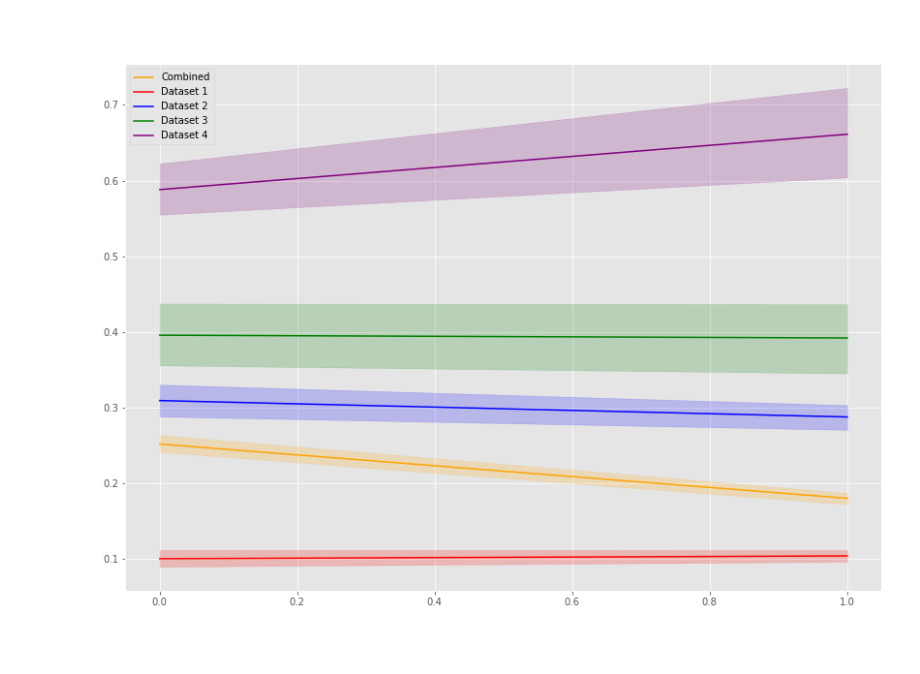
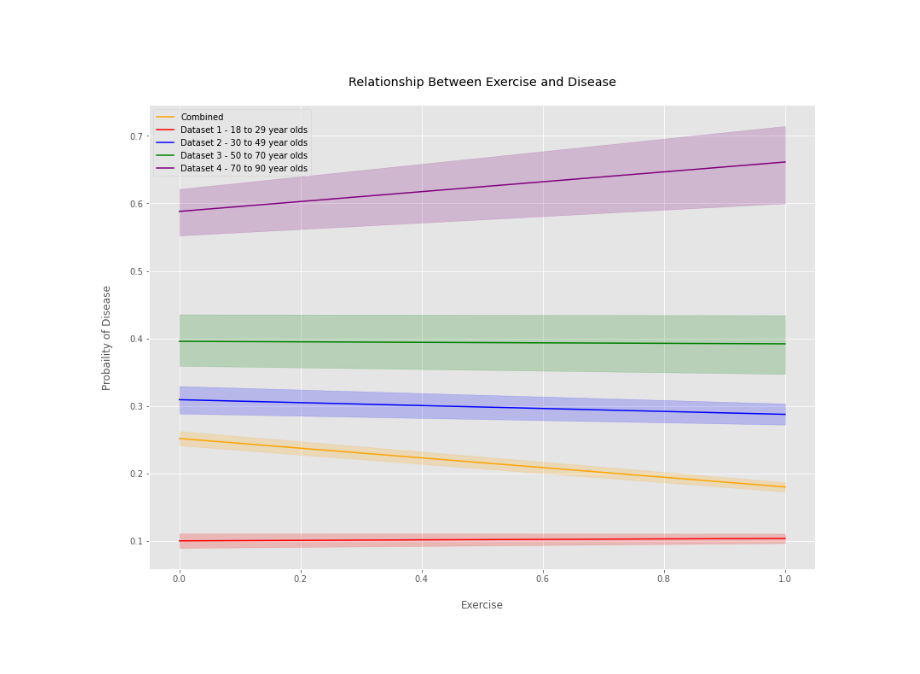
Before and after one commit to Fiona-600/Data-Analytics-2020-Tasks, a Jupyter notebook: Task-4/Task 3 & 4 .ipynb, the cells around one changed output. Saved outputs shown, nothing was run; the diff lists cells and outputs as text; code cells hidden in the pictures.

```diff
--- a/Task-4/Task 3 & 4 .ipynb
+++ b/Task-4/Task 3 & 4 .ipynb
@@ -235,8 +308,12 @@ y8 = a8 * x8 + b8
 # %%
-import matplotlib.pyplot as plt
+plt.style.use ("ggplot")
+plt.rcParams['figure.figsize'] = 10,6
 plt.plot(x5, y5, "r.", label='Dataset 1')
 plt.plot(x6, y6, "b.", label='Dataset 2')
 plt.plot(x7, y7, "g.", label='Dataset 3')
 plt.plot(x8, y8, "y.", label='Dataset 4')
+plt.title('\nSimpsons Paradox - Individual Results\n')
+plt.xlabel('\nX Value')
+plt.ylabel('Y Value\n')
 plt.legend(loc='best')
 plt.show()
@@ -247,0 +322,8 @@ plt.show()
+# %%
+plt.style.use ("ggplot")
+plt.rcParams['figure.figsize'] = 10,6
+sns.lineplot (arrayx,arrayy)
+plt.title('\nSimpsons Paradox - Combined\n')
+plt.xlabel('\nX Value')
+plt.ylabel('Y Value\n')
+plt.show()
@@ -476,20 +537,19 @@ pd.DataFrame(dataset, columns = ["Age Group","","Exercise", "% of Sample","","Di
 # %% [markdown]
 <BR>
 # %%
-import seaborn as sns
-
 plt.style.use ("ggplot")
 plt.rcParams['figure.figsize'] = 14,10
-sns.lineplot (consolx,consoly,color='orange', label='Combined')
-sns.lineplot (x1,y1,color='red', label='Dataset 1')
-sns.lineplot (x2,y2,color='blue', label='Dataset 2')
-sns.lineplot (x3,y3,color='green', label='Dataset 3')
-sns.lineplot (x4,y4,color='purple', label='Dataset 4')
-handles, labels = ax.get_legend_handles_labels()
-ax.legend(handles, labels)
+ax = sns.lineplot (consolx,consoly,color='orange', label='Combined')
+sns.lineplot (x1,y1,color='red', label='Dataset 1 - 18 to 29 year olds')
+sns.lineplot (x2,y2,color='blue', label='Dataset 2 - 30 to 49 year olds')
+sns.lineplot (x3,y3,color='green', label='Dataset 3 - 50 to 70 year olds')
+sns.lineplot (x4,y4,color='purple', label='Dataset 4 - 70 to 90 year olds')
+ax.set_title('\nRelationship Between Exercise and Disease\n')
+ax.set_xlabel('\nExercise')
+ax.set_ylabel('Probaility of Disease\n')
 plt.show()
 # %% [output]
-[figure, old version]
+[figure, new version]
 # %% [markdown]
 <BR>
 # %% [markdown]
```
Also changed, not shown: parts of 30 cells of this notebook.
